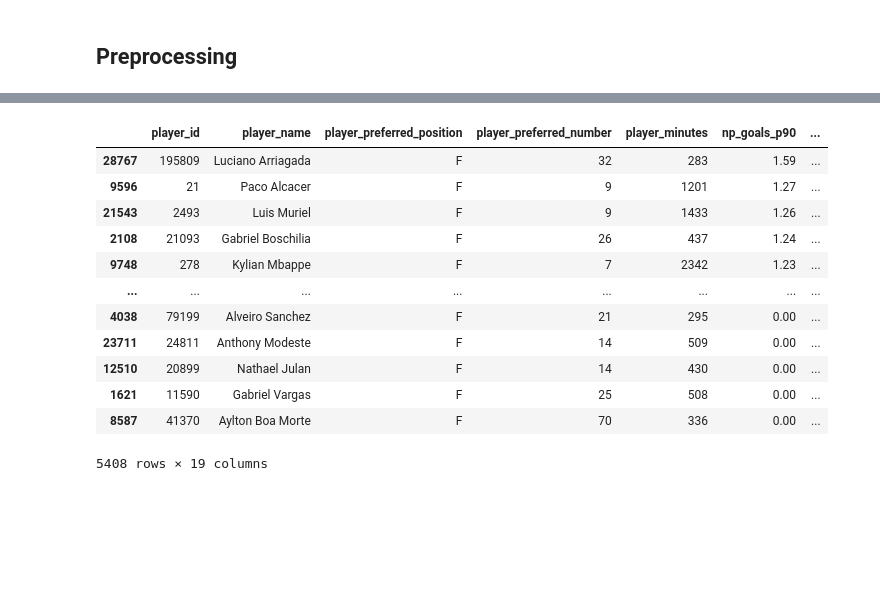
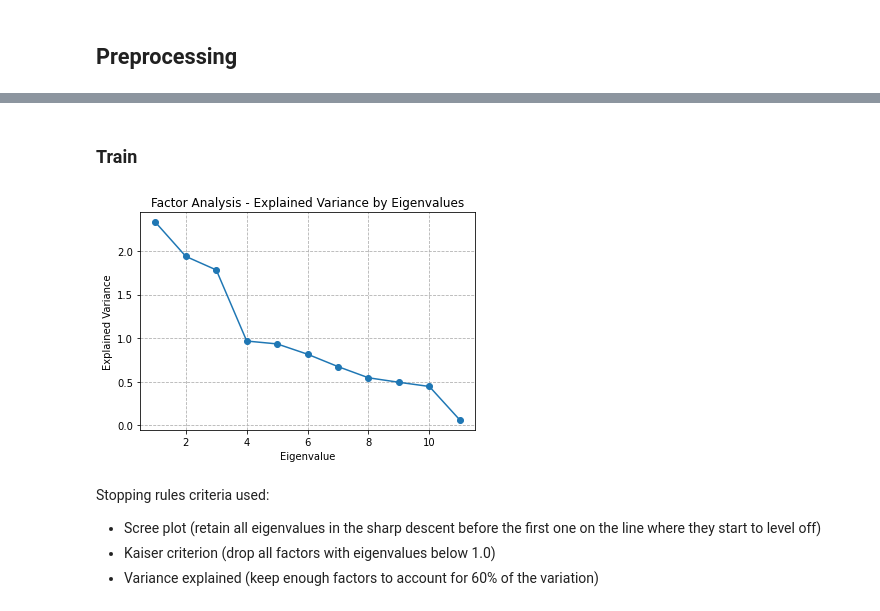
Before and after one commit to fpretto/MiM_Analytics_Tesis, a Jupyter notebook: Tesis/EDA_PerformanceIndex.ipynb, the cells around one changed output, grey strips where cells are left out. Drawn from its saved outputs; the diff is of its cells as text; code cells hidden in the pictures; blank space fills up the shorter version.

```diff
--- a/Tesis/EDA_PerformanceIndex.ipynb
+++ b/Tesis/EDA_PerformanceIndex.ipynb
@@ -119,0 +183,5 @@ gk_cols = ['wavg_player_rating', 'saves_p90', 'goals_conceded_p90', 'goals_conce
+# %%
+df['fouls_committed_p90'] = df['fouls_committed_p90']*-1
+df['dribbles_past_p90'] = df['dribbles_past_p90']*-1
+df['penalty_committed_p90'] = df['penalty_committed_p90']*-1
+df['goals_conceded_p90'] = df['goals_conceded_p90']*-1
@@ -120 +190,18 @@ gk_cols = ['wavg_player_rating', 'saves_p90', 'goals_conceded_p90', 'goals_conce
+# %%
+df_fw_0 = df[df['player_preferred_position'] == 'F'][player_cols+fw_cols].copy()
+df_mf_0 = df[df['player_preferred_position'] == 'M'][player_cols+mf_cols].copy()
+df_df_0 = df[df['player_preferred_position'] == 'D'][player_cols+df_cols].copy()
+df_gk_0 = df[df['player_preferred_position'] == 'G'][player_cols+gk_cols].copy()
+# %%
+df_fw = pd.concat([df_fw_0[player_cols].reset_index(drop=True),
+                   pd.DataFrame(RobustScaler().fit_transform(df_fw_0[fw_cols]), columns=fw_cols)], axis=1)
+
+df_mf = pd.concat([df_mf_0[player_cols].reset_index(drop=True),
+                   pd.DataFrame(RobustScaler().fit_transform(df_mf_0[mf_cols]), columns=mf_cols)], axis=1)
+
+df_df = pd.concat([df_df_0[player_cols].reset_index(drop=True),
+                   pd.DataFrame(RobustScaler().fit_transform(df_df_0[df_cols]), columns=df_cols)], axis=1)
+
+df_gk = pd.concat([df_gk_0[player_cols].reset_index(drop=True),
+                   pd.DataFrame(RobustScaler().fit_transform(df_gk_0[gk_cols]), columns=gk_cols)], axis=1)
 # %% [markdown]
@@ -170,16 +209,26 @@ EDA.plot_histogram(df_eda, 'avg_league_cov')
-# %%
-df_eda.sort_values('np_goals_p90', ascending=False)
-# %% [output]
-|  | player_id | player_name | player_preferred_position | player_preferred_number | player_minutes | np_goals_p90 | ... |
-| 28767 | 195809 | Luciano Arriagada | F | 32 | 283 | 1.59 | ... |
-| 9596 | 21 | Paco Alcacer | F | 9 | 1201 | 1.27 | ... |
-| 21543 | 2493 | Luis Muriel | F | 9 | 1433 | 1.26 | ... |
-| 2108 | 21093 | Gabriel Boschilia | F | 26 | 437 | 1.24 | ... |
-| 9748 | 278 | Kylian Mbappe | F | 7 | 2342 | 1.23 | ... |
-| ... | ... | ... | ... | ... | ... | ... | ... |
-| 4038 | 79199 | Alveiro Sanchez | F | 21 | 295 | 0.00 | ... |
-| 23711 | 24811 | Anthony Modeste | F | 14 | 509 | 0.00 | ... |
-| 12510 | 20899 | Nathael Julan | F | 14 | 430 | 0.00 | ... |
-| 1621 | 11590 | Gabriel Vargas | F | 25 | 508 | 0.00 | ... |
-| 8587 | 41370 | Aylton Boa Morte | F | 70 | 336 | 0.00 | ... |
-5408 rows × 19 columns
+# %%
+cols_train = fw_cols
+df_train = df_fw.copy()
+# %% [markdown]
+### Train
+# %%
+# Fit Factor Analyzer
+x = df_train[cols_train]
+fa = FactorAnalyzer()
+fa.fit(x, 20)
+# Get Eigenvalues and plot them
+ev, v = fa.get_eigenvalues()
+fig, ax = plt.subplots(figsize=(6, 4))
+plt.plot(range(1,x.shape[1]+1),ev,marker='o')
+plt.title('Factor Analysis - Explained Variance by Eigenvalues')
+plt.xlabel('Eigenvalue')
+plt.ylabel('Explained Variance')
+plt.grid(linestyle='--')
+# %% [output]
+[figure, added]
+# %% [markdown]
+Stopping rules criteria used:
+
+- Scree plot (retain all eigenvalues in the sharp descent before the first one on the line where they start to level off)
+- Kaiser criterion (drop all factors with eigenvalues below 1.0)
+- Variance explained (keep enough factors to account for 60% of the variation)
```
Also changed, not shown: parts of 45 cells of this notebook, 7 other files.
